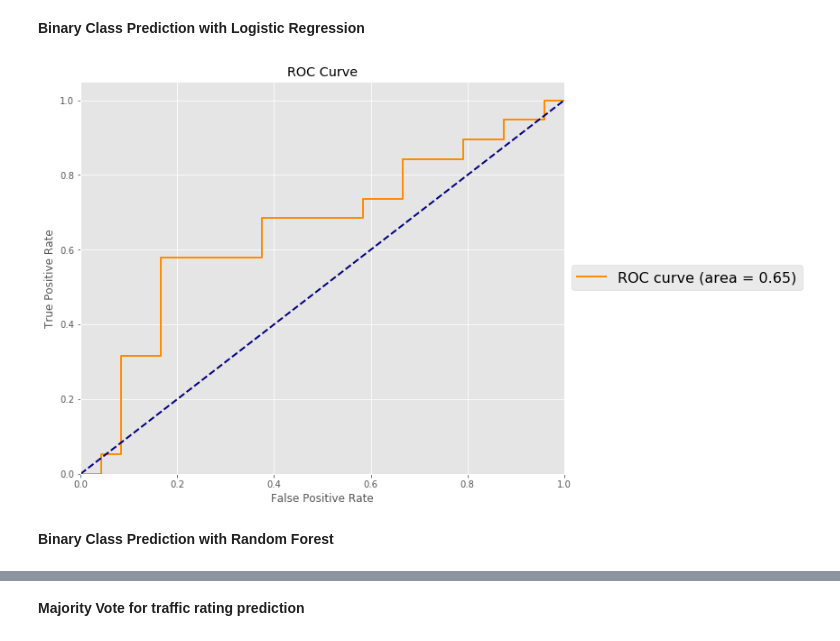
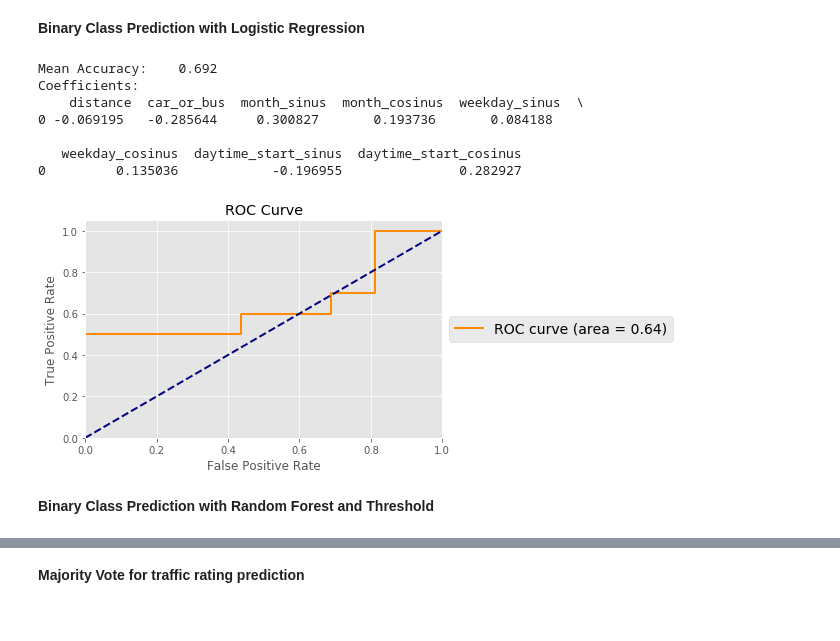
Before and after one commit to MoBran/bi2_project, a Jupyter notebook: src/model_building.ipynb, the cells around one changed output, grey strips where cells are left out. Saved outputs shown, nothing was run; the diff lists cells and outputs as text; code cells hidden in the pictures.

```diff
--- a/src/model_building.ipynb
+++ b/src/model_building.ipynb
@@ -186,4 +43,0 @@ Construct weekday and daytime features by mapping the features to the unit circl
-# %%
-from features.make_features import apply_feature_engineering
-
-feature_engineered_tracks = apply_feature_engineering(tracks, trackspoints)
@@ -213,16 +66,0 @@ plt.scatter(feature_engineered_tracks["weekday_sinus"],
-# %%
-from features.make_features import map_to_sinus
-from features.make_features import map_to_cosinus
-
-fig, ax = plt.subplots()
-ax.set_title("Hours Mapped on Unit Circle\n")
-
-sinus_mapping = map_to_sinus(pd.DataFrame(np.arange(0,24),columns=["hours"]),"hours")
-cosinus_mapping = map_to_cosinus(pd.DataFrame(np.arange(0,24),columns=["hours"]),"hours")
-
-for i in range(0,24,2):
-    ax.annotate(str(i),(sinus_mapping[i], cosinus_mapping[i]),
-                xytext=(sinus_mapping[i], cosinus_mapping[i]))
-
-ax.scatter(feature_engineered_tracks["daytime_start_sinus"],
-           feature_engineered_tracks["daytime_start_cosinus"]);
@@ -329,7 +70,11 @@ plot_daytime_polar(ratings_per_daytime)
 # %%
 from model.train_model import confusion_matrix
 from sklearn.model_selection import train_test_split
+from sklearn.metrics import roc_auc_score
 random_state = 1
-X_train, X_test, y_train, y_test = train_test_split(feature_engineered_tracks.drop(["time","speed","daytime_end_sinus", "daytime_end_cosinus", "rating"],axis=1),
+drop_columns = ["time","speed","daytime_end_sinus",
+                "daytime_end_cosinus", "rating"]
+test_size = 0.20
+X_train, X_test, y_train, y_test = train_test_split(feature_engineered_tracks.drop(drop_columns,axis=1),
                                                     feature_engineered_tracks["rating"],
-                                                    test_size=0.20, random_state=random_state)
+                                                    test_size=test_size, random_state=random_state)
@@ -426,12 +170,12 @@ confusion_matrix(binary_to_multi(y_test),prediction)
 # %%
+# Train Test Split
 y = list(feature_engineered_tracks["rating"])
 y = [1 if (i==1 or i==2) else 0 for i in y]
 print("Number of 1: ", sum([1 if i==1 else 0 for i in y]))
 print("Number of 0: ", sum([1 if i==0 else 0 for i in y]))
 y = np.array(y)
-X_train, X_test, y_train, y_test = train_test_split(feature_engineered_tracks.drop(["time","speed","daytime_end_sinus", "daytime_end_cosinus", "rating"],axis=1),
-                                                    y,
-                                                    test_size=0.33)
+X_train, X_test, y_train, y_test = train_test_split(feature_engineered_tracks.drop(drop_columns,axis=1),
+                                                    y, test_size=test_size, random_state=2)
 # %% [output]
 Number of 1:  52
 Number of 0:  77
@@ -440,18 +184,31 @@ Number of 0:  77
 # %%
 from sklearn.linear_model import LogisticRegression
 from model.train_model import report_model_performance
 from visualization.visualize import plot_ROC_curve
+from sklearn.metrics import accuracy_score
 
 # Learn to predict each class against the other
 classifier = OneVsRestClassifier(LogisticRegression(random_state=random_state,
-                                                    solver="sag"))
+                                                    penalty = "l2"
+                                                    ))
 y_score = classifier.fit(X_train, y_train).decision_function(X_test)
+print("Mean Accuracy:\t ", round(classifier.score(X_test,y_test),3))
+
+coefficients = pd.DataFrame(classifier.coef_, columns=[X_train.columns.values])
+print("Coefficients: \n", coefficients)
 
 plot_ROC_curve(y_test, y_score)
 # %% [output]
+Mean Accuracy:    0.692
+Coefficients:
+    distance  car_or_bus  month_sinus  month_cosinus  weekday_sinus  \
+0 -0.069195   -0.285644     0.300827       0.193736       0.084188
+
+   weekday_cosinus  daytime_start_sinus  daytime_start_cosinus
+0         0.135036            -0.196955               0.282927
-[figure, old version]
+[figure, new version]
 # %% [markdown]
-**Binary Class Prediction with Random Forest**
+**Binary Class Prediction with Random Forest and Threshold**
 # %%
 from sklearn.ensemble import RandomForestClassifier
 classifier = RandomForestClassifier(random_state=random_state,
```
Also changed, not shown: parts of 58 cells of this notebook, 2 other files.
